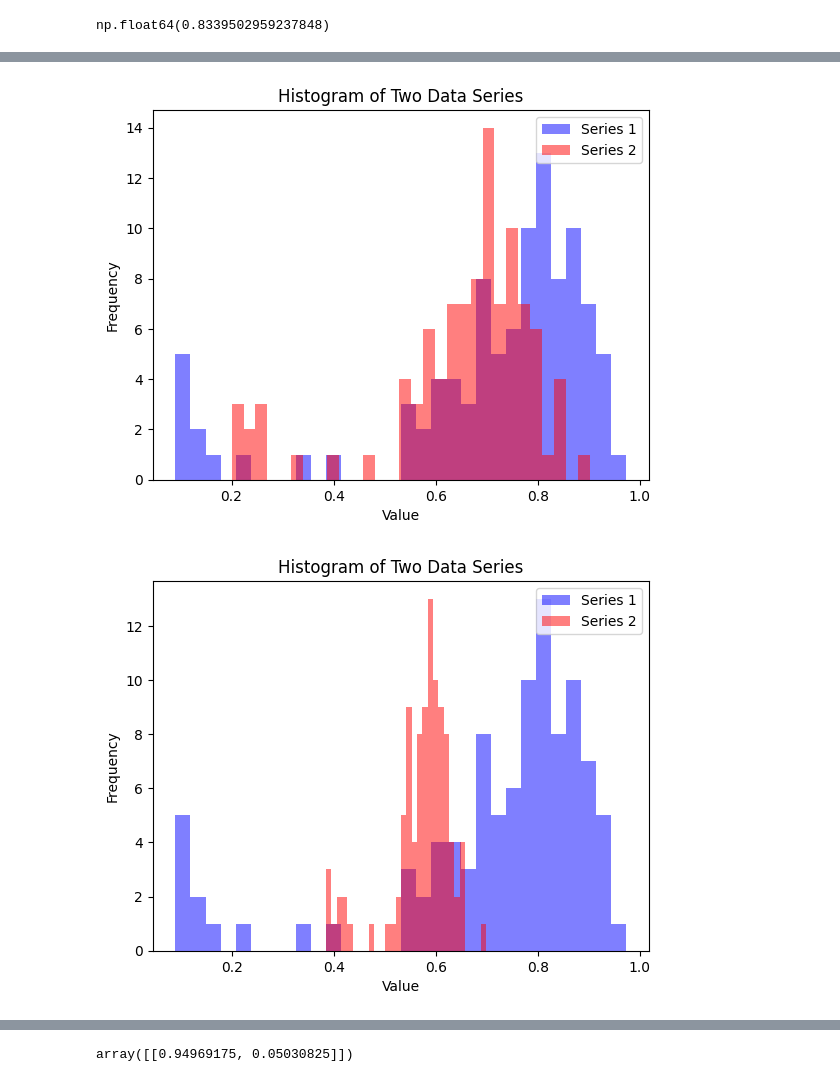
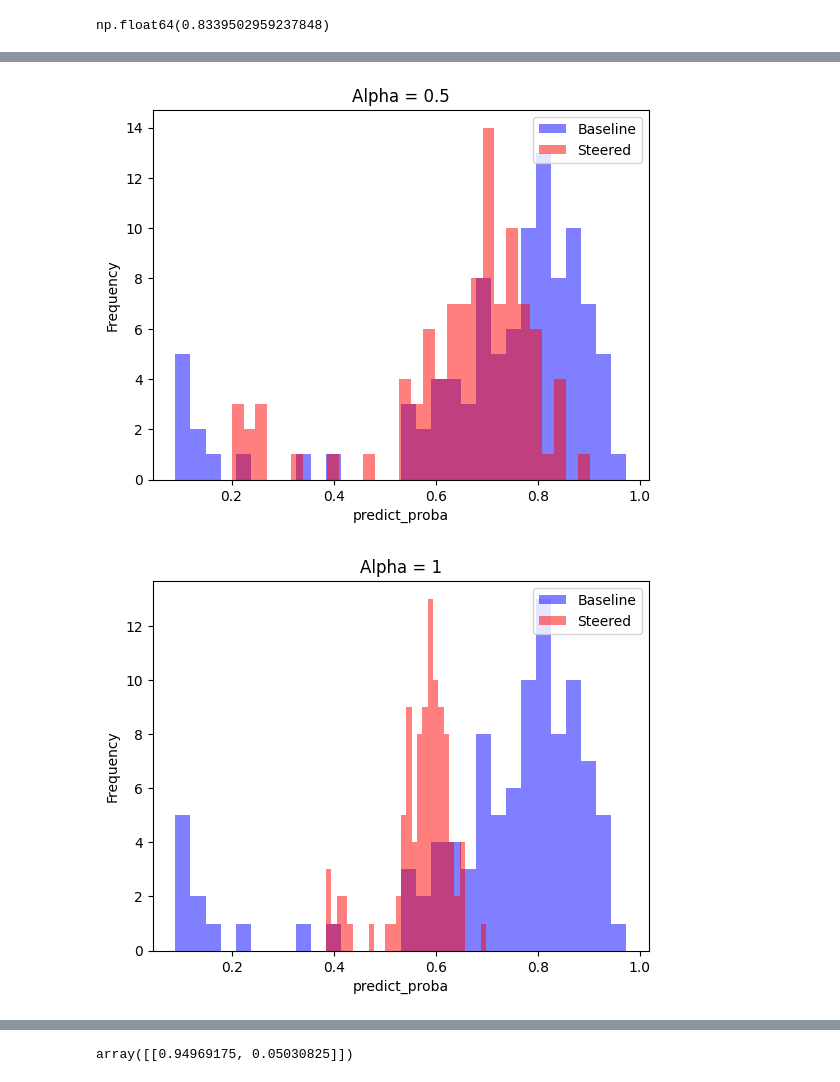
Before and after one commit to jessmka/probing_classifiers, a Jupyter notebook: book_recs.ipynb, the cells around one changed output, grey strips where cells are left out. Drawn from its saved outputs; the diff is of its cells as text; code cells hidden in the pictures.

```diff
--- a/book_recs.ipynb
+++ b/book_recs.ipynb
@@ -52,6 +52,6 @@ totals.head()
 # want a row per user with a column for lists of ratings
 # going to use this for gender??
 
-merged_df2 = pd.merge(merged_df, totals[totals.rating_count >= 3], on ='user_id', how='inner')
+merged_df2 = pd.merge(merged_df, totals[totals.rating_count >= 10], on ='user_id', how='inner')
 result_df = merged_df2.groupby('user_id')['book_id_y'].agg(list).reset_index()
 # %%
@@ -107,7 +83,7 @@ with open('goodreads_data/author_data.json', 'r') as f:
 data_dict = {}
 for i, row in result_df.iterrows():
     # sample 3 ids from list
-    ids = random.sample(row.book_id_y, 3)
+    ids = random.sample(row.book_id_y, 5)
     # group recommendations for each user
     # title_list = []
     # author_list = []
@@ -638,17 +613,17 @@ for k, v in small_dict.items():
     fig, ax = plt.subplots()
 
     # Plot the first histogram
-    ax.hist(v['baseline'], bins=30, alpha=0.5, label='Series 1', color='blue')
+    ax.hist(v['baseline'], bins=30, alpha=0.5, label='Baseline', color='blue')
 
     # Plot the second histogram on the same axes
-    ax.hist(v['steered'], bins=30, alpha=0.5, label='Series 2', color='red')
+    ax.hist(v['steered'], bins=30, alpha=0.5, label='Steered', color='red')
 
     # Add a legend to distinguish the series
     ax.legend(loc='upper right')
 
     # Add titles and labels for clarity
-    ax.set_title('Histogram of Two Data Series')
-    ax.set_xlabel('Value')
+    ax.set_title(f'Alpha = {k}')
+    ax.set_xlabel('predict_proba')
     ax.set_ylabel('Frequency')
 
     # Display the plot
@@ -658,2 +633,2 @@ for k, v in small_dict.items():
-[figure, old version]
+[figure, new version]
-[figure, old version]
+[figure, new version]
```
Also changed, not shown: parts of 11 cells of this notebook, 1 other file.
